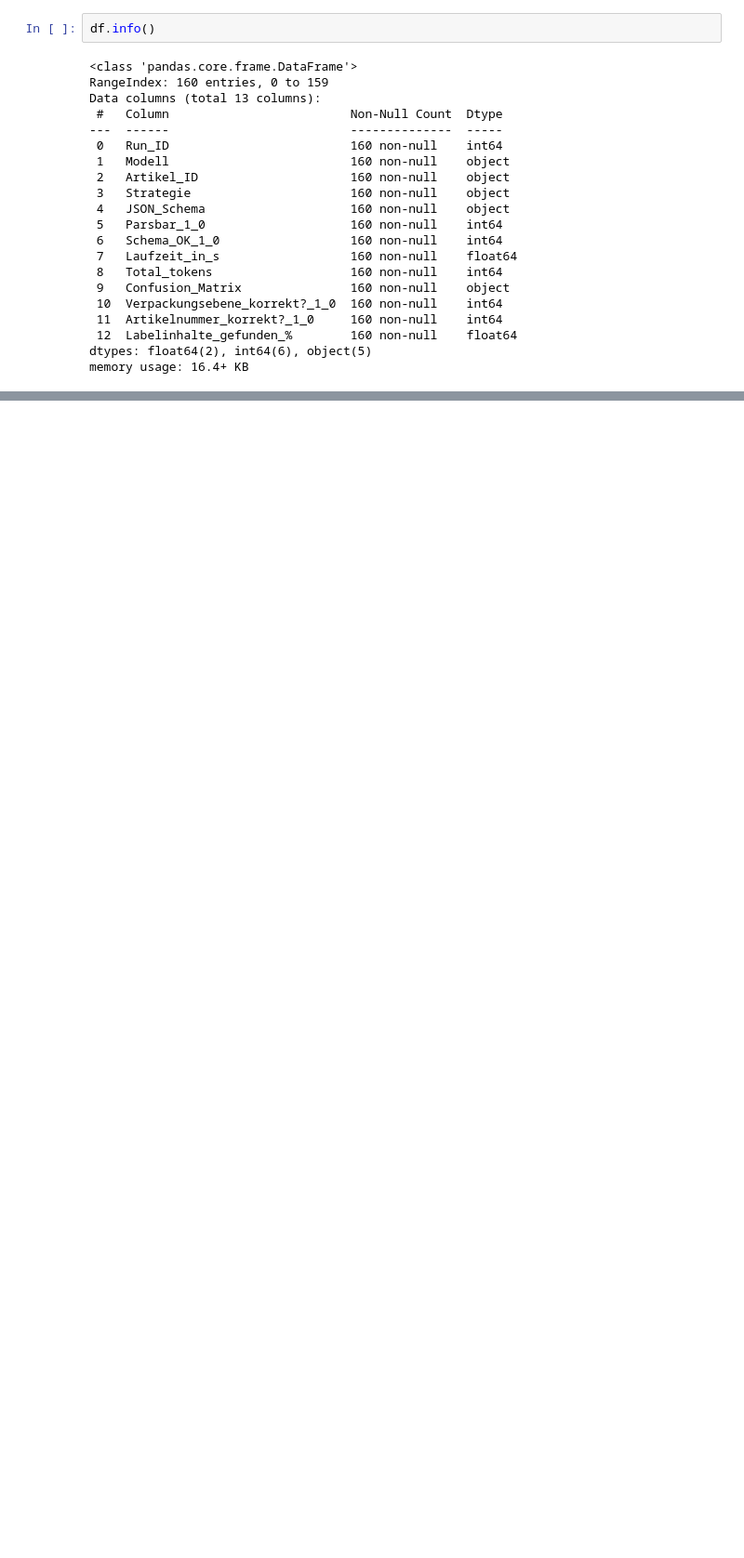
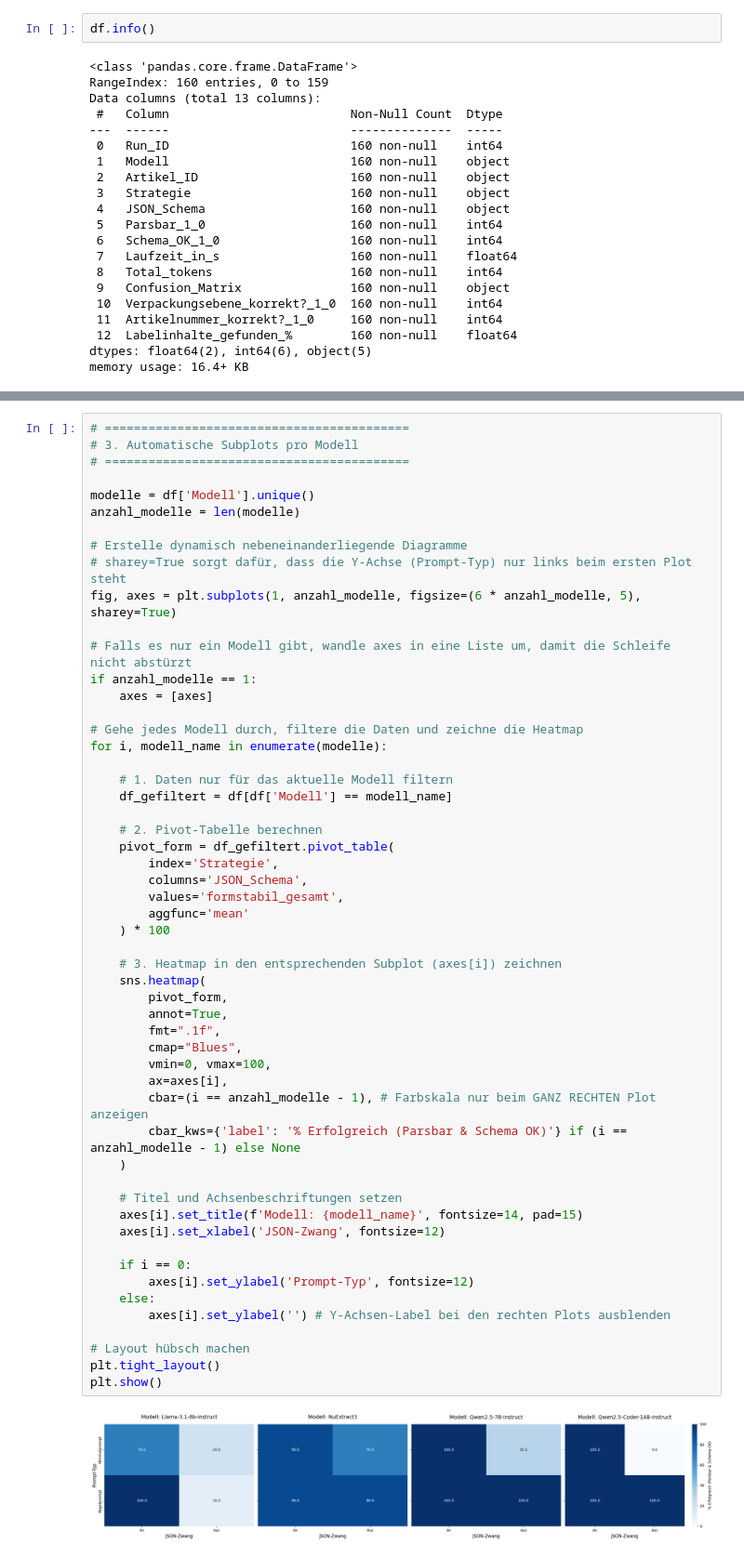
Before and after one commit to ossj-dev/wv_prototyp, a Jupyter notebook: study/auswertung_01.ipynb, the cells around one changed output, grey strips where cells are left out. Shown at 93% size. Saved outputs shown, nothing was run; the diff lists cells and outputs as text; blank space fills up the shorter version.

```diff
--- a/study/auswertung_01.ipynb
+++ b/study/auswertung_01.ipynb
@@ -64,0 +114,56 @@ df_encoded.sample(5)
+# %%
+# ==========================================
+# 3. Automatische Subplots pro Modell
+# ==========================================
+
+modelle = df['Modell'].unique()
+anzahl_modelle = len(modelle)
+
+# Erstelle dynamisch nebeneinanderliegende Diagramme
+# sharey=True sorgt dafür, dass die Y-Achse (Prompt-Typ) nur links beim ersten Plot steht
+fig, axes = plt.subplots(1, anzahl_modelle, figsize=(6 * anzahl_modelle, 5), sharey=True)
+
+# Falls es nur ein Modell gibt, wandle axes in eine Liste um, damit die Schleife nicht abstürzt
+if anzahl_modelle == 1:
+    axes = [axes]
+
+# Gehe jedes Modell durch, filtere die Daten und zeichne die Heatmap
+for i, modell_name in enumerate(modelle):
+
+    # 1. Daten nur für das aktuelle Modell filtern
+    df_gefiltert = df[df['Modell'] == modell_name]
+
+    # 2. Pivot-Tabelle berechnen
+    pivot_form = df_gefiltert.pivot_table(
+        index='Strategie',
+        columns='JSON_Schema',
+        values='formstabil_gesamt',
+        aggfunc='mean'
+    ) * 100
+
+    # 3. Heatmap in den entsprechenden Subplot (axes[i]) zeichnen
+    sns.heatmap(
+        pivot_form,
+        annot=True,
+        fmt=".1f",
+        cmap="Blues",
+        vmin=0, vmax=100,
+        ax=axes[i],
+        cbar=(i == anzahl_modelle - 1), # Farbskala nur beim GANZ RECHTEN Plot anzeigen
+        cbar_kws={'label': '% Erfolgreich (Parsbar & Schema OK)'} if (i == anzahl_modelle - 1) else None
+    )
+
+    # Titel und Achsenbeschriftungen setzen
+    axes[i].set_title(f'Modell: {modell_name}', fontsize=14, pad=15)
+    axes[i].set_xlabel('JSON-Zwang', fontsize=12)
+
+    if i == 0:
+        axes[i].set_ylabel('Prompt-Typ', fontsize=12)
+    else:
+        axes[i].set_ylabel('') # Y-Achsen-Label bei den rechten Plots ausblenden
+
+# Layout hübsch machen
+plt.tight_layout()
+plt.show()
+# %% [output]
+[figure, added]
```
Also changed, not shown: parts of 14 cells of this notebook, 1 other file.
